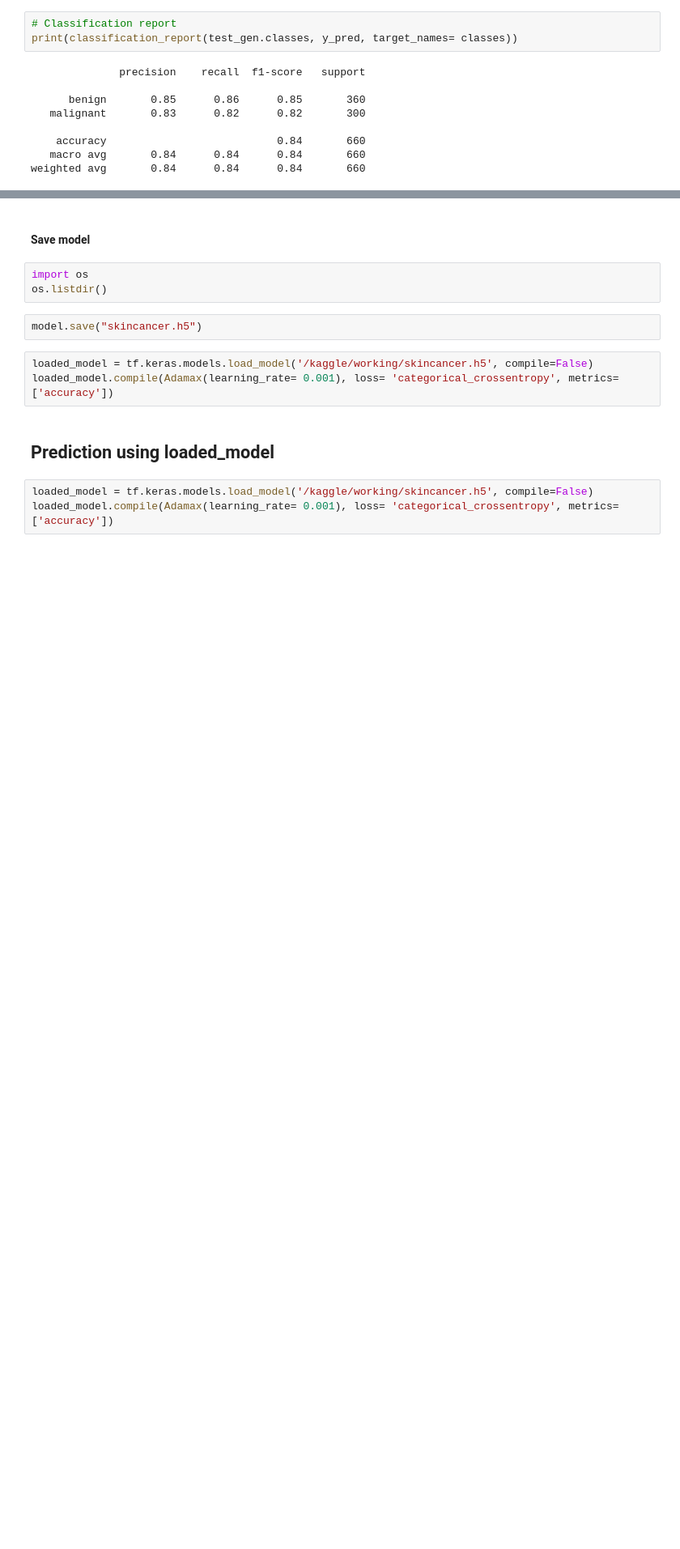
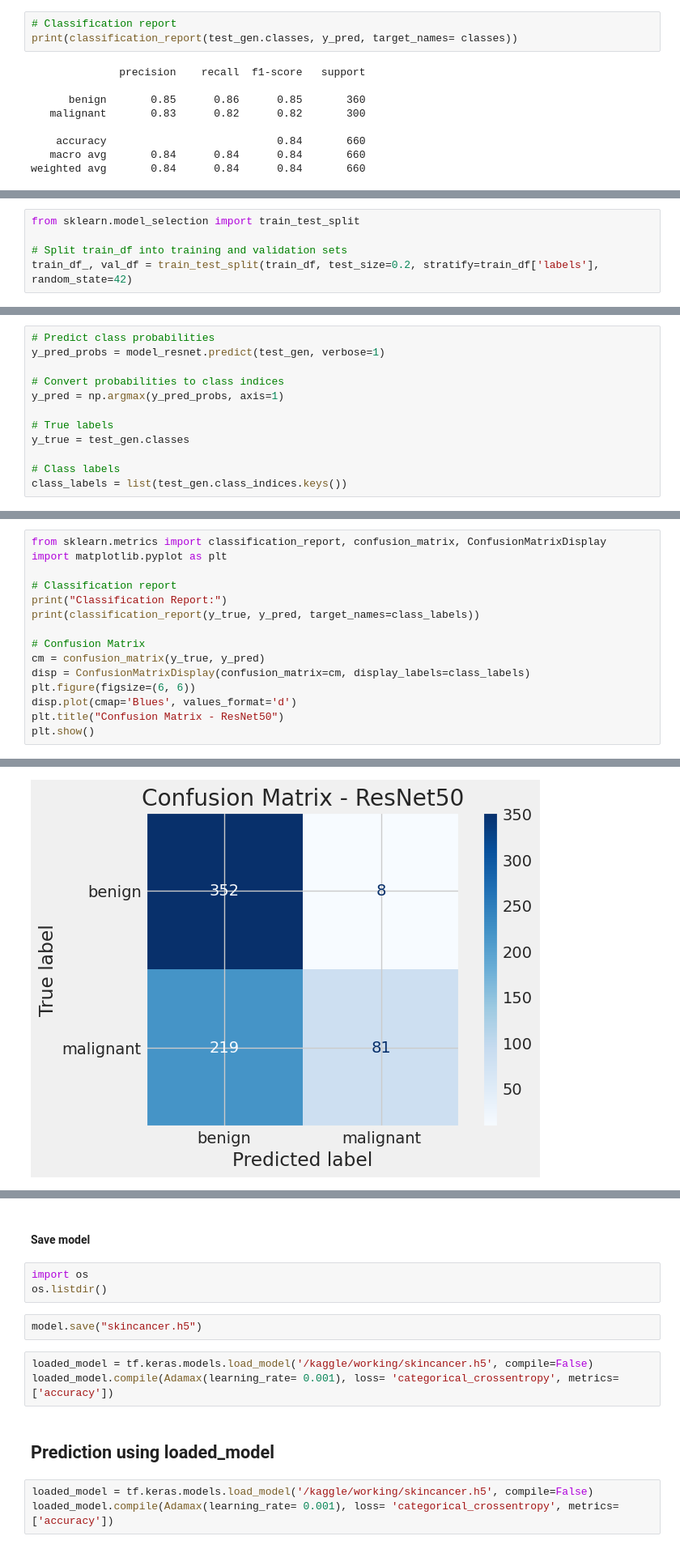
Before and after one commit to HazalAtis/skin_cancer_prediction, a Jupyter notebook: skin-cancer.ipynb, the cells around one changed output, grey strips where cells are left out. Shown at 81% size. Saved outputs shown, nothing was run; the diff lists cells and outputs as text; blank space fills up the shorter version.

```diff
--- a/skin-cancer.ipynb
+++ b/skin-cancer.ipynb
@@ -352,0 +410,5 @@ weighted avg       0.84      0.84      0.84       660
+# %%
+from sklearn.model_selection import train_test_split
+
+# Split train_df into training and validation sets
+train_df_, val_df = train_test_split(train_df, test_size=0.2, stratify=train_df['labels'], random_state=42)
@@ -352,0 +518,12 @@ weighted avg       0.84      0.84      0.84       660
+# %%
+# Predict class probabilities
+y_pred_probs = model_resnet.predict(test_gen, verbose=1)
+
+# Convert probabilities to class indices
+y_pred = np.argmax(y_pred_probs, axis=1)
+
+# True labels
+y_true = test_gen.classes
+
+# Class labels
+class_labels = list(test_gen.class_indices.keys())
@@ -352,0 +532,16 @@ weighted avg       0.84      0.84      0.84       660
+# %%
+from sklearn.metrics import classification_report, confusion_matrix, ConfusionMatrixDisplay
+import matplotlib.pyplot as plt
+
+# Classification report
+print("Classification Report:")
+print(classification_report(y_true, y_pred, target_names=class_labels))
+
+# Confusion Matrix
+cm = confusion_matrix(y_true, y_pred)
+disp = ConfusionMatrixDisplay(confusion_matrix=cm, display_labels=class_labels)
+plt.figure(figsize=(6, 6))
+disp.plot(cmap='Blues', values_format='d')
+plt.title("Confusion Matrix - ResNet50")
+plt.show()
+# %% [output]
@@ -352,0 +558 @@ weighted avg       0.84      0.84      0.84       660
+[figure, added]
```
Also changed, not shown: parts of 16 cells of this notebook.
